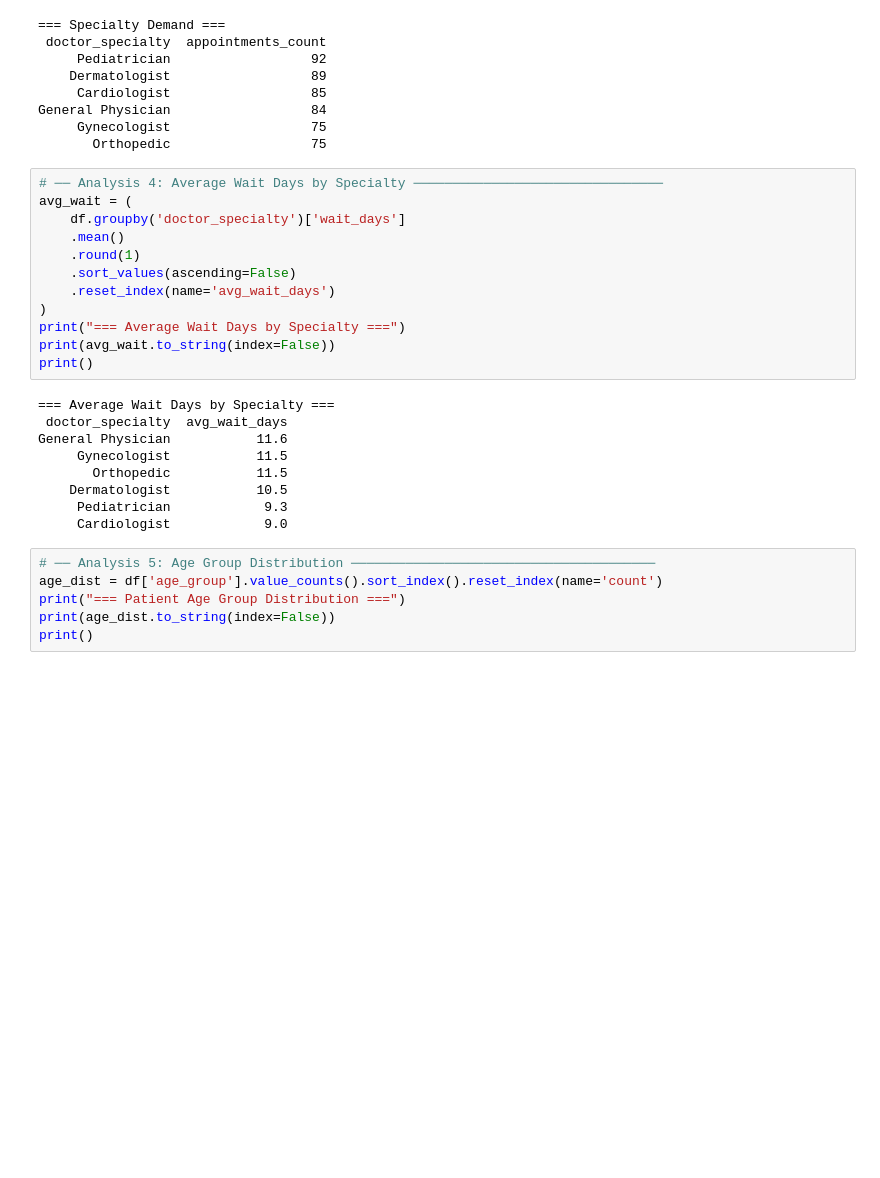
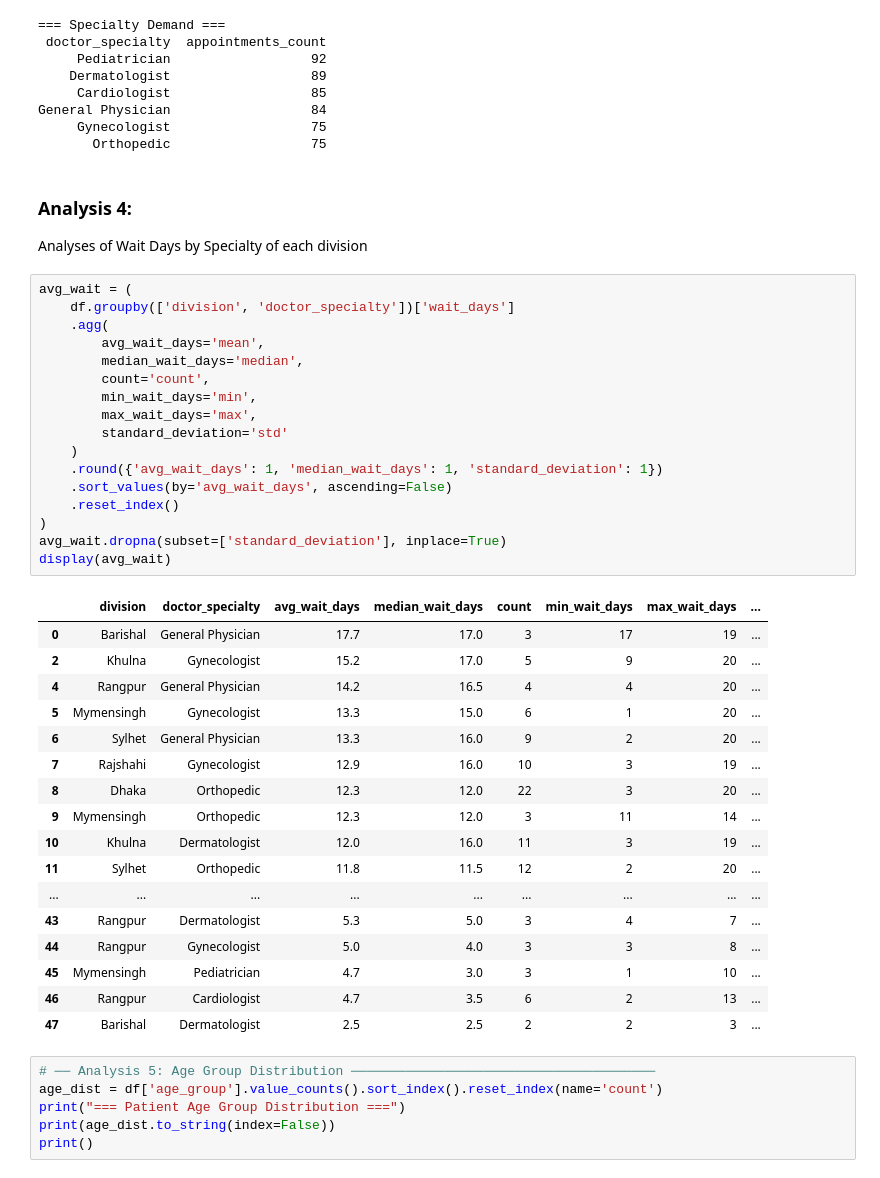
Before and after one commit to NavidulHoque/healthcare_appointment_analysis, a Jupyter notebook: python-analysis/01_analysis.ipynb, the cells around one changed output. Cells and saved outputs as stored; diff of their text form; blank space fills up the shorter version.

Commit message:
Update analysis results in analysis_results.pkl

```diff
--- a/python-analysis/01_analysis.ipynb
+++ b/python-analysis/01_analysis.ipynb
@@ -141,27 +174,44 @@ print()
 General Physician                  84
      Gynecologist                  75
        Orthopedic                  75
+# %% [markdown]
+### Analysis 4:
+Analyses of Wait Days by Specialty of each division
 # %%
-# ── Analysis 4: Average Wait Days by Specialty ────────────────────────────────
 avg_wait = (
-    df.groupby('doctor_specialty')['wait_days']
-    .mean()
-    .round(1)
-    .sort_values(ascending=False)
-    .reset_index(name='avg_wait_days')
+    df.groupby(['division', 'doctor_specialty'])['wait_days']
+    .agg(
+        avg_wait_days='mean',
+        median_wait_days='median',
+        count='count',
+        min_wait_days='min',
+        max_wait_days='max',
+        standard_deviation='std'
+    )
+    .round({'avg_wait_days': 1, 'median_wait_days': 1, 'standard_deviation': 1})
+    .sort_values(by='avg_wait_days', ascending=False)
+    .reset_index()
 )
-print("=== Average Wait Days by Specialty ===")
-print(avg_wait.to_string(index=False))
-print()
+avg_wait.dropna(subset=['standard_deviation'], inplace=True)
+display(avg_wait)
 # %% [output]
-=== Average Wait Days by Specialty ===
- doctor_specialty  avg_wait_days
-General Physician           11.6
-     Gynecologist           11.5
-       Orthopedic           11.5
-    Dermatologist           10.5
-     Pediatrician            9.3
-     Cardiologist            9.0
+|  | division | doctor_specialty | avg_wait_days | median_wait_days | count | min_wait_days | max_wait_days | ... |
+| 0 | Barishal | General Physician | 17.7 | 17.0 | 3 | 17 | 19 | ... |
+| 2 | Khulna | Gynecologist | 15.2 | 17.0 | 5 | 9 | 20 | ... |
+| 4 | Rangpur | General Physician | 14.2 | 16.5 | 4 | 4 | 20 | ... |
+| 5 | Mymensingh | Gynecologist | 13.3 | 15.0 | 6 | 1 | 20 | ... |
+| 6 | Sylhet | General Physician | 13.3 | 16.0 | 9 | 2 | 20 | ... |
+| 7 | Rajshahi | Gynecologist | 12.9 | 16.0 | 10 | 3 | 19 | ... |
+| 8 | Dhaka | Orthopedic | 12.3 | 12.0 | 22 | 3 | 20 | ... |
+| 9 | Mymensingh | Orthopedic | 12.3 | 12.0 | 3 | 11 | 14 | ... |
+| 10 | Khulna | Dermatologist | 12.0 | 16.0 | 11 | 3 | 19 | ... |
+| 11 | Sylhet | Orthopedic | 11.8 | 11.5 | 12 | 2 | 20 | ... |
+| ... | ... | ... | ... | ... | ... | ... | ... | ... |
+| 43 | Rangpur | Dermatologist | 5.3 | 5.0 | 3 | 4 | 7 | ... |
+| 44 | Rangpur | Gynecologist | 5.0 | 4.0 | 3 | 3 | 8 | ... |
+| 45 | Mymensingh | Pediatrician | 4.7 | 3.0 | 3 | 1 | 10 | ... |
+| 46 | Rangpur | Cardiologist | 4.7 | 3.5 | 6 | 2 | 13 | ... |
+| 47 | Barishal | Dermatologist | 2.5 | 2.5 | 2 | 2 | 3 | ... |
 # %%
 # ── Analysis 5: Age Group Distribution ───────────────────────────────────────
 age_dist = df['age_group'].value_counts().sort_index().reset_index(name='count')
```
Also changed, not shown: parts of 4 cells of this notebook, 1 other file.
